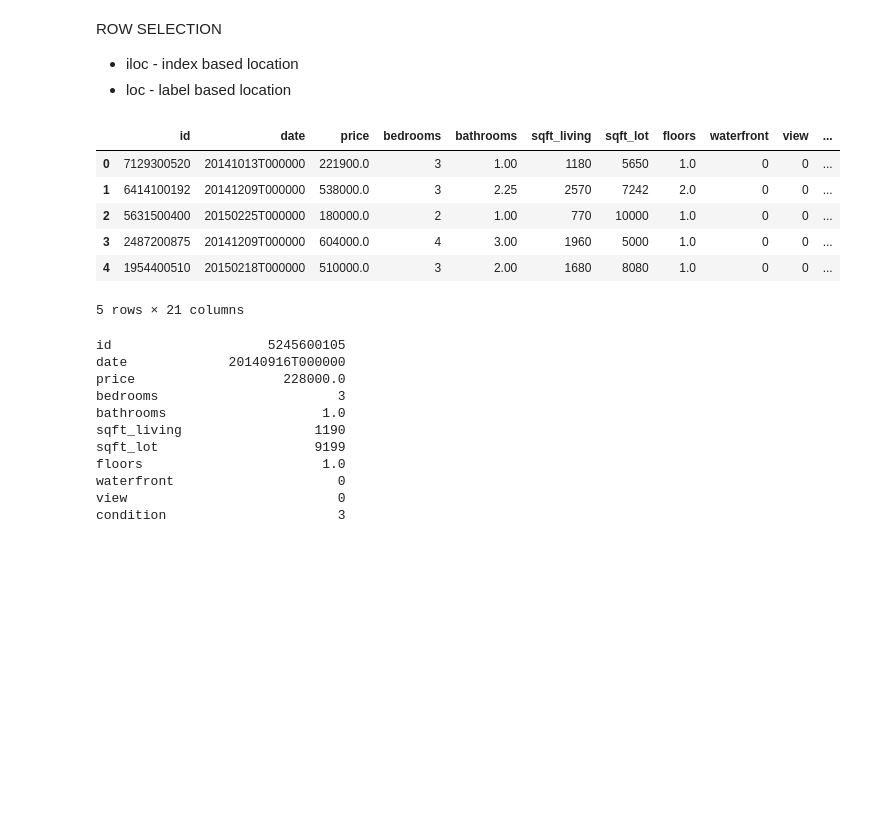
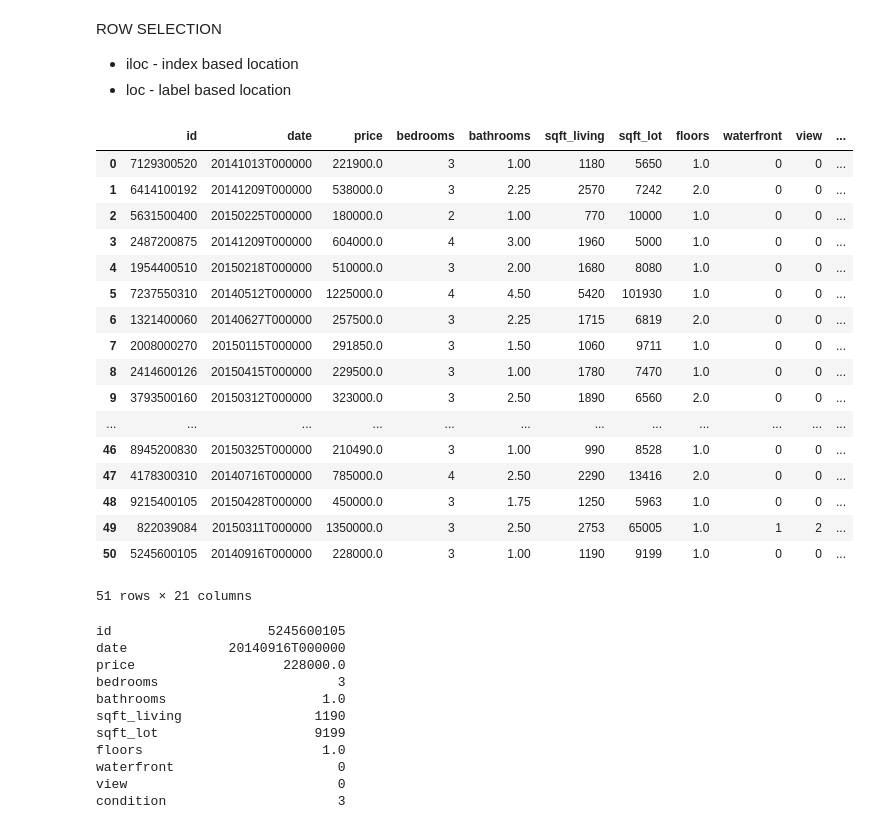
Before and after one commit to digipodium/2024-pydsda-4-MTWF, a Jupyter notebook: Analysis/analysis1.ipynb, the cells around one changed output. Drawn from its saved outputs; the diff is of its cells as text; code cells hidden in the pictures; blank space fills up the shorter version.

```diff
--- a/Analysis/analysis1.ipynb
+++ b/Analysis/analysis1.ipynb
@@ -199,15 +199,26 @@ ROW SELECTION
 - iloc - index based location
 - loc - label based location
 # %%
-df.head()
+df.head(51)
 # %% [output]
 |  | id | date | price | bedrooms | bathrooms | sqft_living | sqft_lot | floors | waterfront | view | ... |
 | 0 | 7129300520 | 20141013T000000 | 221900.0 | 3 | 1.00 | 1180 | 5650 | 1.0 | 0 | 0 | ... |
 | 1 | 6414100192 | 20141209T000000 | 538000.0 | 3 | 2.25 | 2570 | 7242 | 2.0 | 0 | 0 | ... |
 | 2 | 5631500400 | 20150225T000000 | 180000.0 | 2 | 1.00 | 770 | 10000 | 1.0 | 0 | 0 | ... |
 | 3 | 2487200875 | 20141209T000000 | 604000.0 | 4 | 3.00 | 1960 | 5000 | 1.0 | 0 | 0 | ... |
 | 4 | 1954400510 | 20150218T000000 | 510000.0 | 3 | 2.00 | 1680 | 8080 | 1.0 | 0 | 0 | ... |
+| 5 | 7237550310 | 20140512T000000 | 1225000.0 | 4 | 4.50 | 5420 | 101930 | 1.0 | 0 | 0 | ... |
+| 6 | 1321400060 | 20140627T000000 | 257500.0 | 3 | 2.25 | 1715 | 6819 | 2.0 | 0 | 0 | ... |
+| 7 | 2008000270 | 20150115T000000 | 291850.0 | 3 | 1.50 | 1060 | 9711 | 1.0 | 0 | 0 | ... |
+| 8 | 2414600126 | 20150415T000000 | 229500.0 | 3 | 1.00 | 1780 | 7470 | 1.0 | 0 | 0 | ... |
+| 9 | 3793500160 | 20150312T000000 | 323000.0 | 3 | 2.50 | 1890 | 6560 | 2.0 | 0 | 0 | ... |
+| ... | ... | ... | ... | ... | ... | ... | ... | ... | ... | ... | ... |
+| 46 | 8945200830 | 20150325T000000 | 210490.0 | 3 | 1.00 | 990 | 8528 | 1.0 | 0 | 0 | ... |
+| 47 | 4178300310 | 20140716T000000 | 785000.0 | 4 | 2.50 | 2290 | 13416 | 2.0 | 0 | 0 | ... |
+| 48 | 9215400105 | 20150428T000000 | 450000.0 | 3 | 1.75 | 1250 | 5963 | 1.0 | 0 | 0 | ... |
+| 49 | 822039084 | 20150311T000000 | 1350000.0 | 3 | 2.50 | 2753 | 65005 | 1.0 | 1 | 2 | ... |
+| 50 | 5245600105 | 20140916T000000 | 228000.0 | 3 | 1.00 | 1190 | 9199 | 1.0 | 0 | 0 | ... |
-5 rows × 21 columns
+51 rows × 21 columns
 # %%
 df.iloc[50]
 # %% [output]
```
Also changed, not shown: parts of 10 cells of this notebook, 1 other file.
